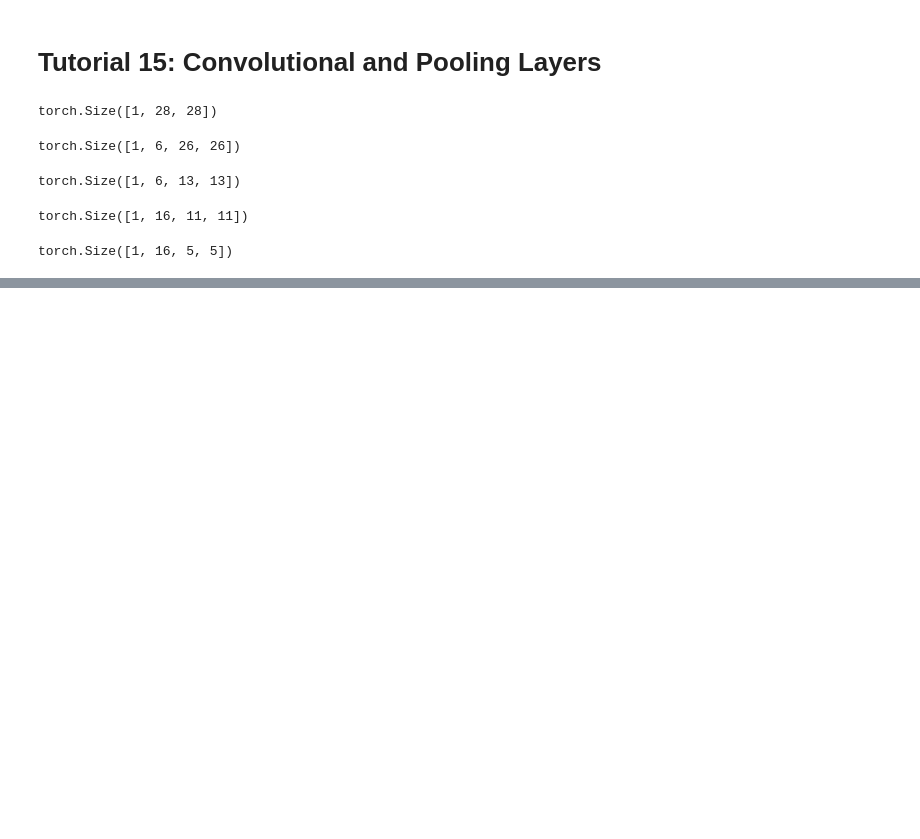
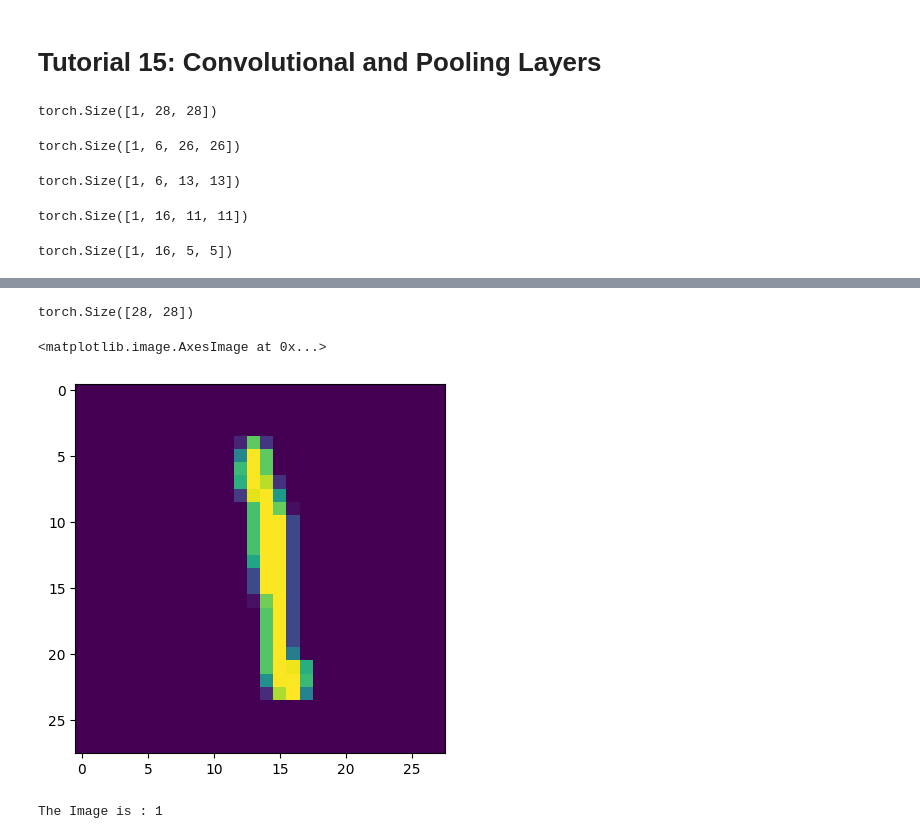
Before and after one commit to vsathyap/PyTorch_Fundamentals, a Jupyter notebook: IntroCNN.ipynb, the cells around one changed output, grey strips where cells are left out. Saved outputs shown, nothing was run; the diff lists cells and outputs as text; code cells hidden in the pictures; blank space fills up the shorter version.

```diff
--- a/IntroCNN.ipynb
+++ b/IntroCNN.ipynb
@@ -86,0 +240,18 @@ torch.Size([1, 16, 5, 5])
+# %%
+check_data = test_data[3143][0].reshape(28,28)
+check_data.shape
+# %% [output]
+torch.Size([28, 28])
+# %%
+plt.imshow(check_data)
+# %% [output]
+<matplotlib.image.AxesImage at 0x...>
+[figure, added]
+# %%
+model.eval()
+with torch.no_grad():
+  y_out = model(test_data[3143][0].view(1,1,28,28))
+  y_pred = torch.max(y_out,1)[1]
+  print(f"The Image is : {y_pred.item()}")
+# %% [output]
+The Image is : 1
```
Also changed, not shown: parts of 10 cells of this notebook.
